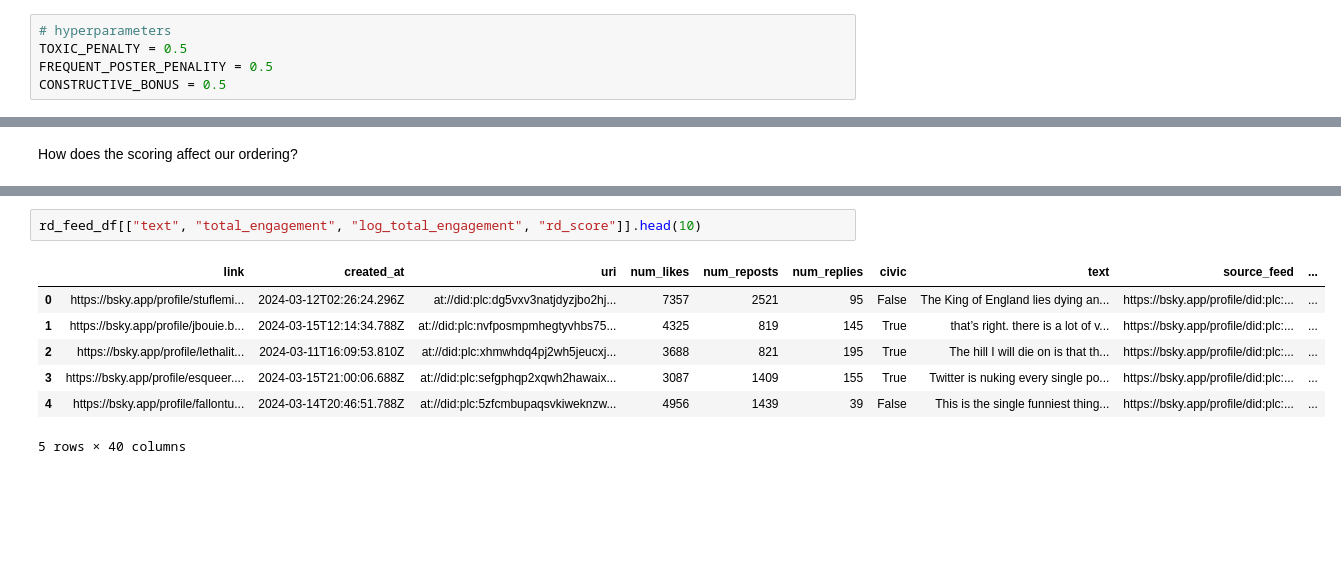
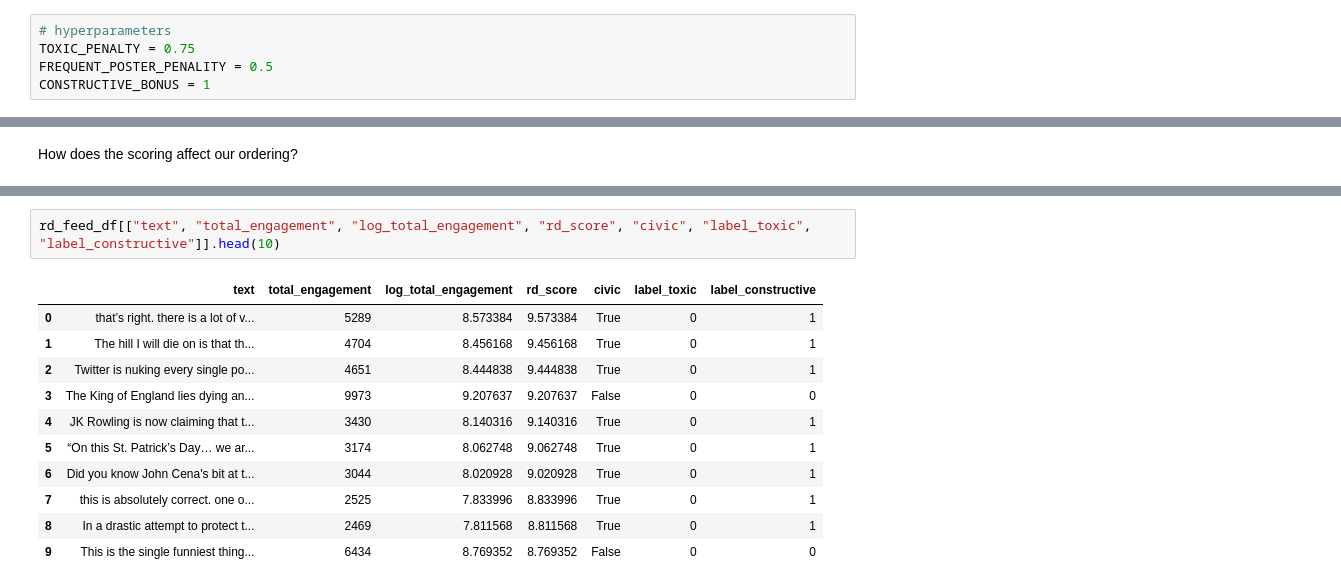
Before and after one commit to METResearchGroup/bluesky-research, a Jupyter notebook: services/rank_posts/rank_posts.ipynb, the cells around one changed output, grey strips where cells are left out. Cells and saved outputs as stored; diff of their text form; blank space fills up the shorter version.

```diff
--- a/services/rank_posts/rank_posts.ipynb
+++ b/services/rank_posts/rank_posts.ipynb
@@ -691,9 +749,9 @@ For the representative diversification feed, we want to update our score based o
 3. Uprank posts that are constructive and civic.
 # %%
 # hyperparameters
-TOXIC_PENALTY = 0.5
+TOXIC_PENALTY = 0.75
 FREQUENT_POSTER_PENALITY = 0.5
-CONSTRUCTIVE_BONUS = 0.5
+CONSTRUCTIVE_BONUS = 1
 # %%
 rd_posts = rd_df.to_dict(orient="records")
 # %%
@@ -731,10 +801,14 @@ engagement_feed_df[["text", "total_engagement"]].head(10)
 # %%
-rd_feed_df[["text", "total_engagement", "log_total_engagement", "rd_score"]].head(10)
+rd_feed_df[["text", "total_engagement", "log_total_engagement", "rd_score", "civic", "label_toxic", "label_constructive"]].head(10)
 # %% [output]
-|  | link | created_at | uri | num_likes | num_reposts | num_replies | civic | text | source_feed | ... |
-| 0 | https://bsky.app/profile/stuflemi... | 2024-03-12T02:26:24.296Z | at://did:plc:dg5vxv3natjdyzjbo2hj... | 7357 | 2521 | 95 | False | The King of England lies dying an... | https://bsky.app/profile/did:plc:... | ... |
-| 1 | https://bsky.app/profile/jbouie.b... | 2024-03-15T12:14:34.788Z | at://did:plc:nvfposmpmhegtyvhbs75... | 4325 | 819 | 145 | True | that’s right. there is a lot of v... | https://bsky.app/profile/did:plc:... | ... |
-| 2 | https://bsky.app/profile/lethalit... | 2024-03-11T16:09:53.810Z | at://did:plc:xhmwhdq4pj2wh5jeucxj... | 3688 | 821 | 195 | True | The hill I will die on is that th... | https://bsky.app/profile/did:plc:... | ... |
-| 3 | https://bsky.app/profile/esqueer.... | 2024-03-15T21:00:06.688Z | at://did:plc:sefgphqp2xqwh2hawaix... | 3087 | 1409 | 155 | True | Twitter is nuking every single po... | https://bsky.app/profile/did:plc:... | ... |
-| 4 | https://bsky.app/profile/fallontu... | 2024-03-14T20:46:51.788Z | at://did:plc:5zfcmbupaqsvkiweknzw... | 4956 | 1439 | 39 | False | This is the single funniest thing... | https://bsky.app/profile/did:plc:... | ... |
+|  | text | total_engagement | log_total_engagement | rd_score | civic | label_toxic | label_constructive |
+| 0 | that’s right. there is a lot of v... | 5289 | 8.573384 | 9.573384 | True | 0 | 1 |
+| 1 | The hill I will die on is that th... | 4704 | 8.456168 | 9.456168 | True | 0 | 1 |
+| 2 | Twitter is nuking every single po... | 4651 | 8.444838 | 9.444838 | True | 0 | 1 |
+| 3 | The King of England lies dying an... | 9973 | 9.207637 | 9.207637 | False | 0 | 0 |
+| 4 | JK Rowling is now claiming that t... | 3430 | 8.140316 | 9.140316 | True | 0 | 1 |
+| 5 | “On this St. Patrick’s Day… we ar... | 3174 | 8.062748 | 9.062748 | True | 0 | 1 |
+| 6 | Did you know John Cena's bit at t... | 3044 | 8.020928 | 9.020928 | True | 0 | 1 |
+| 7 | this is absolutely correct. one o... | 2525 | 7.833996 | 8.833996 | True | 0 | 1 |
+| 8 | In a drastic attempt to protect t... | 2469 | 7.811568 | 8.811568 | True | 0 | 1 |
+| 9 | This is the single funniest thing... | 6434 | 8.769352 | 8.769352 | False | 0 | 0 |
-5 rows × 40 columns
```
Also changed, not shown: parts of 23 cells of this notebook, 2 other files.
